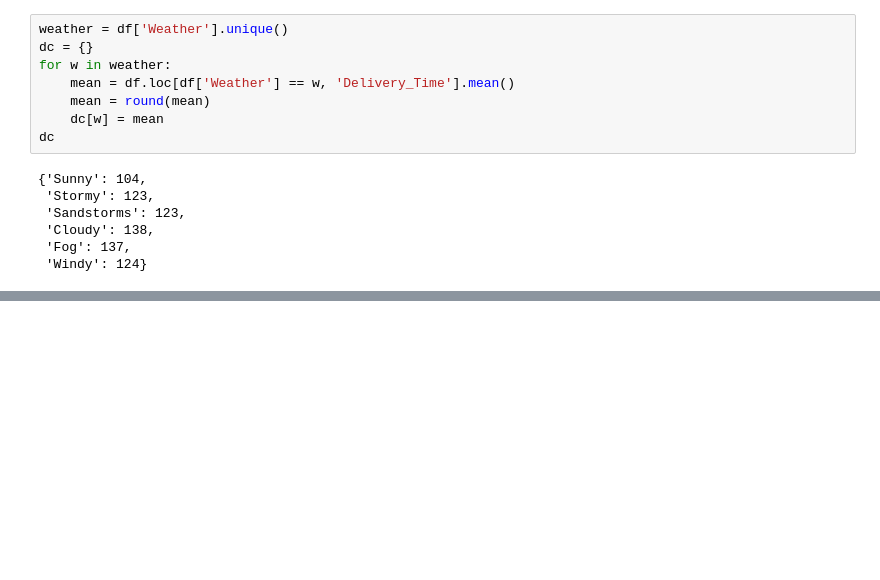
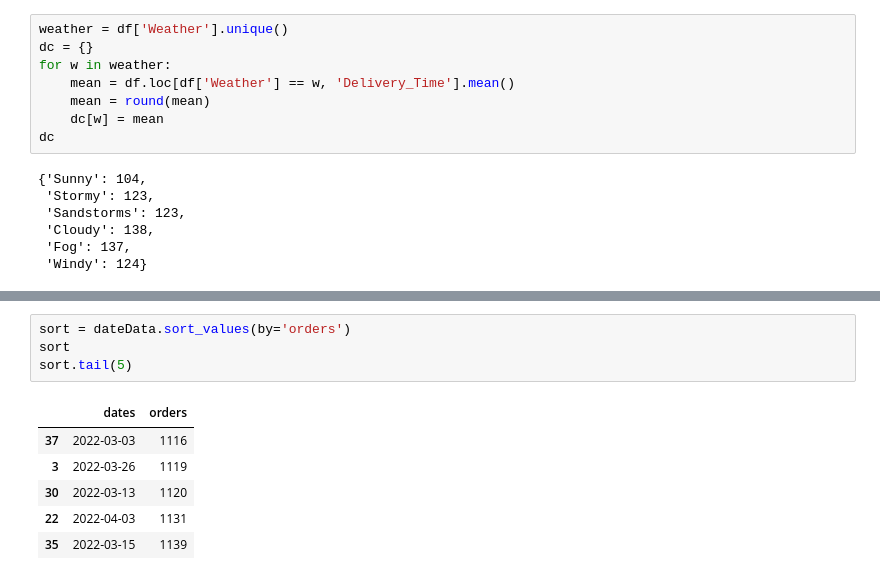
Before and after one commit to zeusbtc69/python, a Jupyter notebook: jupyter/keggle.ipynb, the cells around one changed output, grey strips where cells are left out. Cells and saved outputs as stored; diff of their text form; blank space fills up the shorter version.

```diff
--- a/jupyter/keggle.ipynb
+++ b/jupyter/keggle.ipynb
@@ -332,0 +409,11 @@ pd.DataFrame(dc.items(), columns=['weather', 'average_delivery_time'])
+# %%
+sort = dateData.sort_values(by='orders')
+sort
+sort.tail(5)
+# %% [output]
+|  | dates | orders |
+| 37 | 2022-03-03 | 1116 |
+| 3 | 2022-03-26 | 1119 |
+| 30 | 2022-03-13 | 1120 |
+| 22 | 2022-04-03 | 1131 |
+| 35 | 2022-03-15 | 1139 |
```
Also changed, not shown: parts of 7 cells of this notebook.
